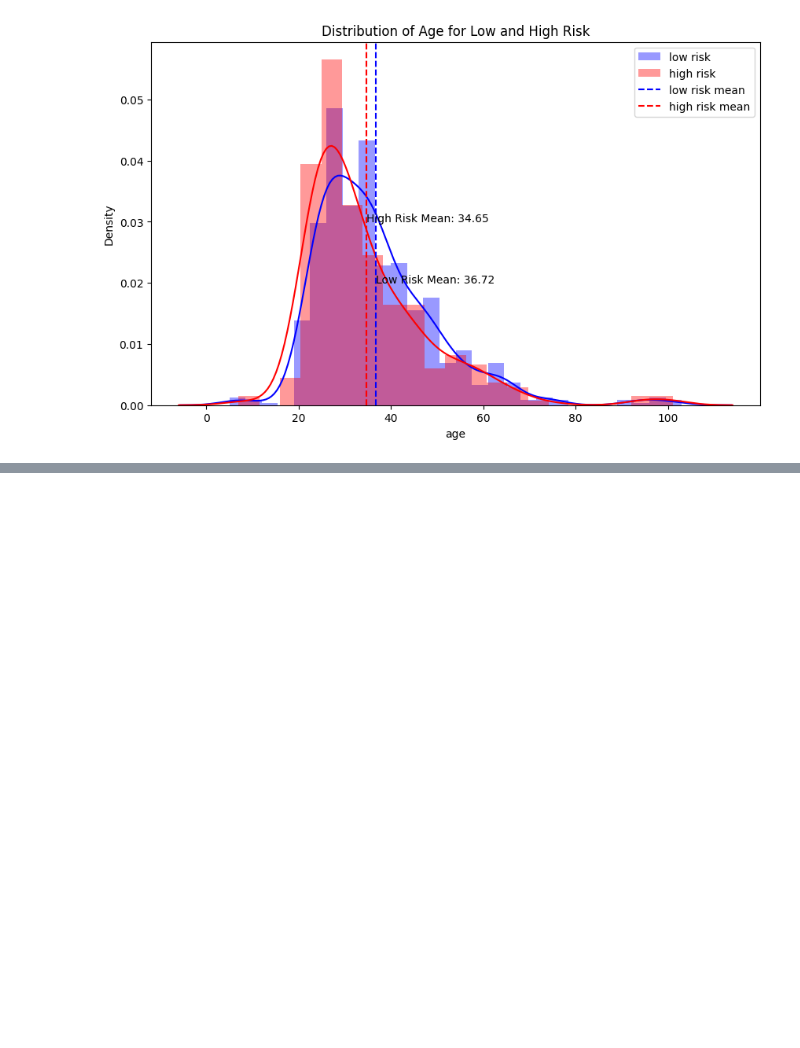
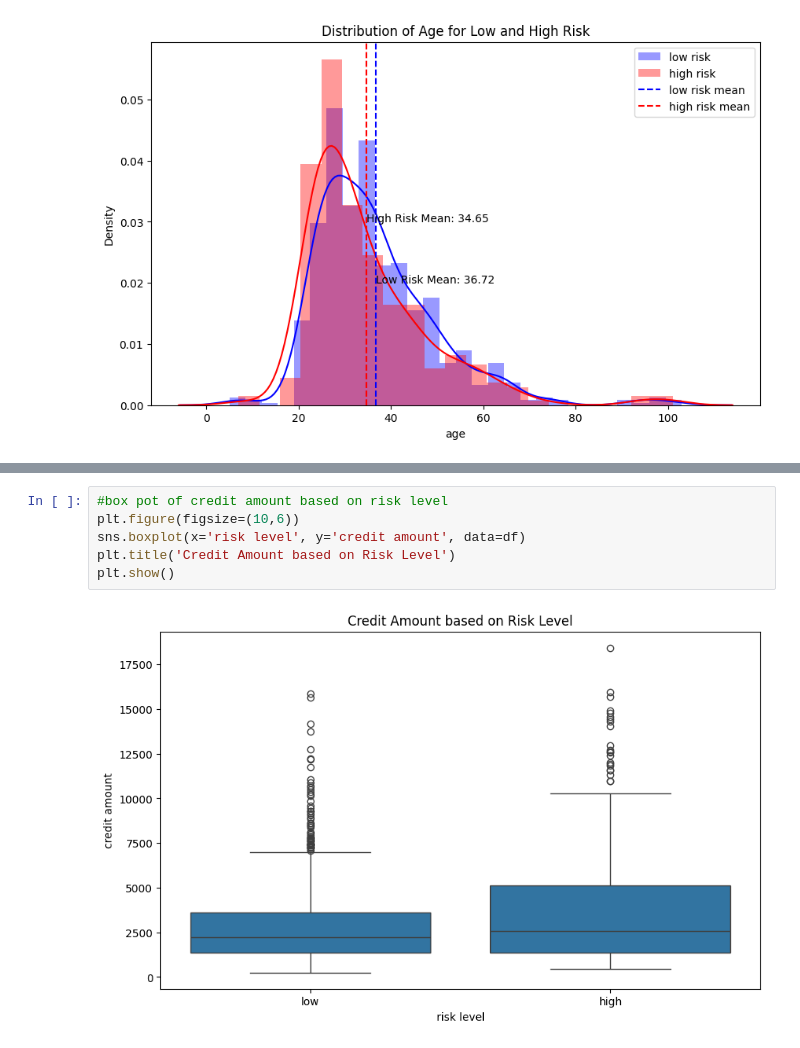
Before and after one commit to lamvytran/credit-risk-analysis, a Jupyter notebook: credit_analysis.ipynb, the cells around one changed output, grey strips where cells are left out. Saved outputs shown, nothing was run; the diff lists cells and outputs as text; blank space fills up the shorter version.

```diff
--- a/credit_analysis.ipynb
+++ b/credit_analysis.ipynb
@@ -143,0 +163,8 @@ https://gist.github.com/mwaskom/de44147ed2974457ad6372750bbe5751
+# %%
+#box pot of credit amount based on risk level
+plt.figure(figsize=(10,6))
+sns.boxplot(x='risk level', y='credit amount', data=df)
+plt.title('Credit Amount based on Risk Level')
+plt.show()
+# %% [output]
+[figure, added]
```
Also changed, not shown: parts of 10 cells of this notebook, 2 other files.
